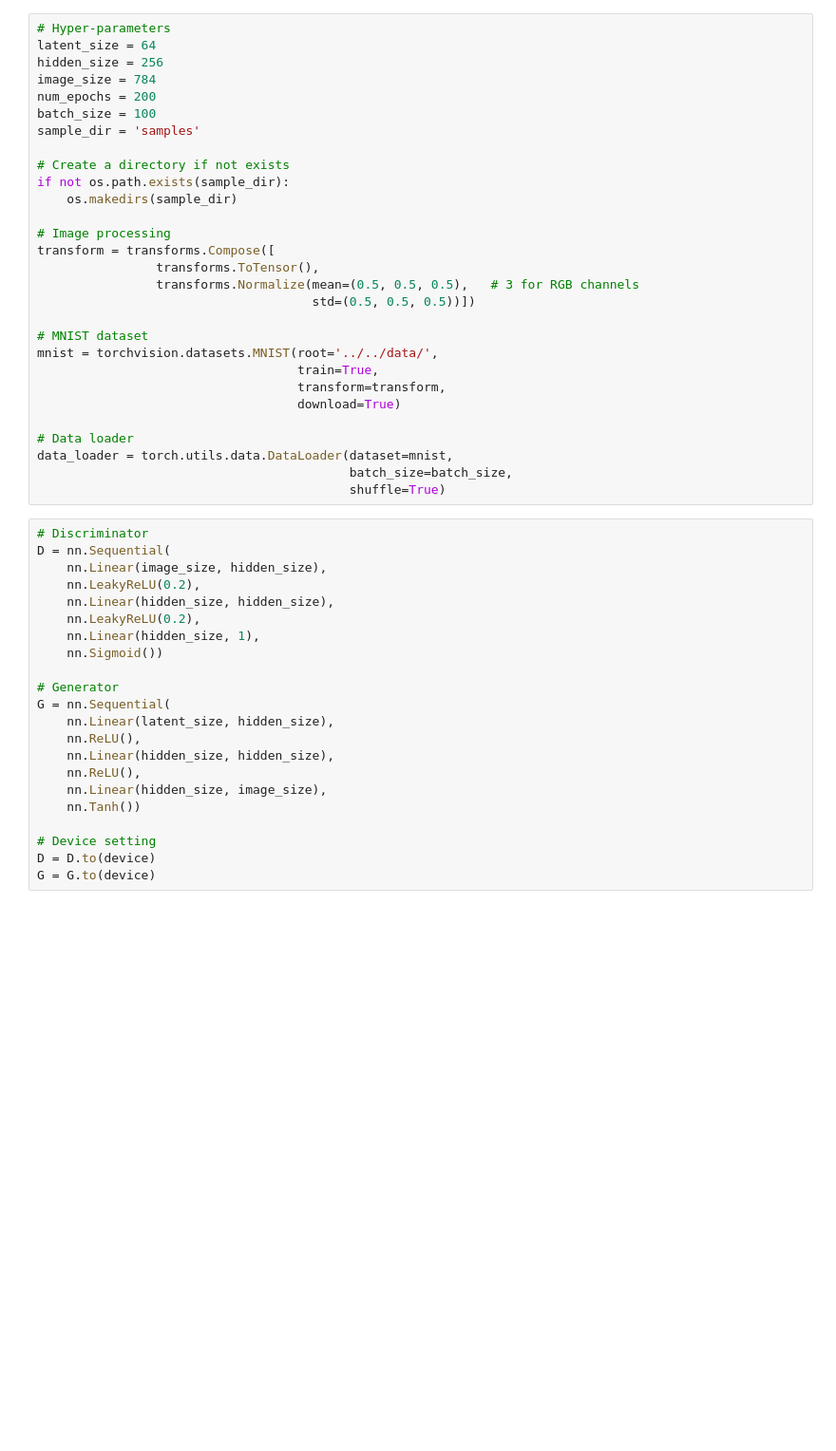
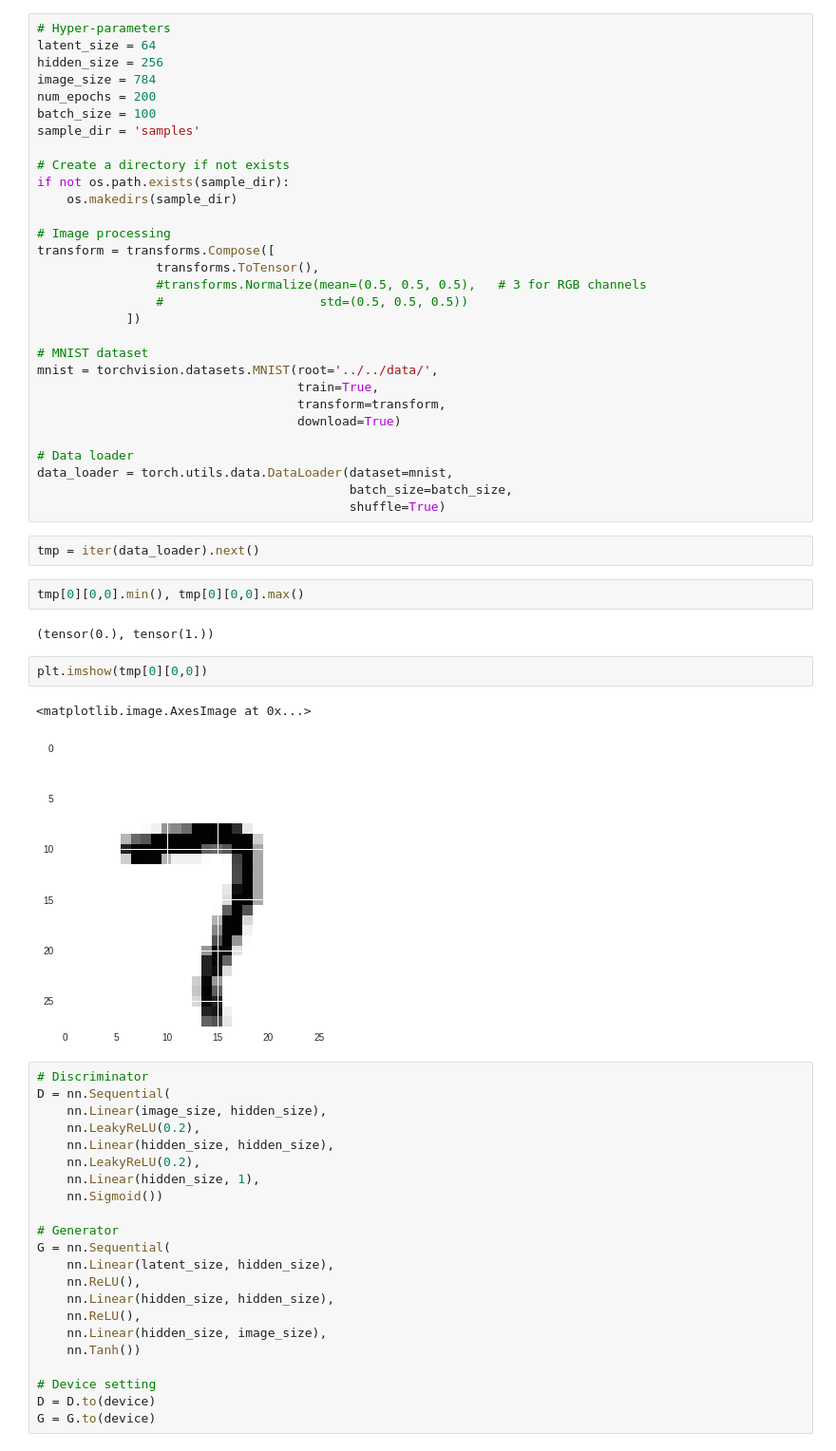
Before and after one commit to xhxuciedu/CS175, a Jupyter notebook: GAN.ipynb, the cells around one changed output. Shown at 95% size. Drawn from its saved outputs; the diff is of its cells as text; blank space fills up the shorter version.

```diff
--- a/GAN.ipynb
+++ b/GAN.ipynb
@@ -27,8 +50,9 @@ if not os.path.exists(sample_dir):
 # Image processing
 transform = transforms.Compose([
                 transforms.ToTensor(),
-                transforms.Normalize(mean=(0.5, 0.5, 0.5),   # 3 for RGB channels
-                                     std=(0.5, 0.5, 0.5))])
+                #transforms.Normalize(mean=(0.5, 0.5, 0.5),   # 3 for RGB channels
+                #                     std=(0.5, 0.5, 0.5))
+            ])
 
 # MNIST dataset
 mnist = torchvision.datasets.MNIST(root='../../data/',
@@ -40,6 +64,17 @@ mnist = torchvision.datasets.MNIST(root='../../data/',
 data_loader = torch.utils.data.DataLoader(dataset=mnist,
                                           batch_size=batch_size,
                                           shuffle=True)
+# %%
+tmp = iter(data_loader).next()
+# %%
+tmp[0][0,0].min(), tmp[0][0,0].max()
+# %% [output]
+(tensor(0.), tensor(1.))
+# %%
+plt.imshow(tmp[0][0,0])
+# %% [output]
+<matplotlib.image.AxesImage at 0x...>
+[figure, added]
 # %%
 # Discriminator
 D = nn.Sequential(
```
Also changed, not shown: parts of 5 cells of this notebook.
